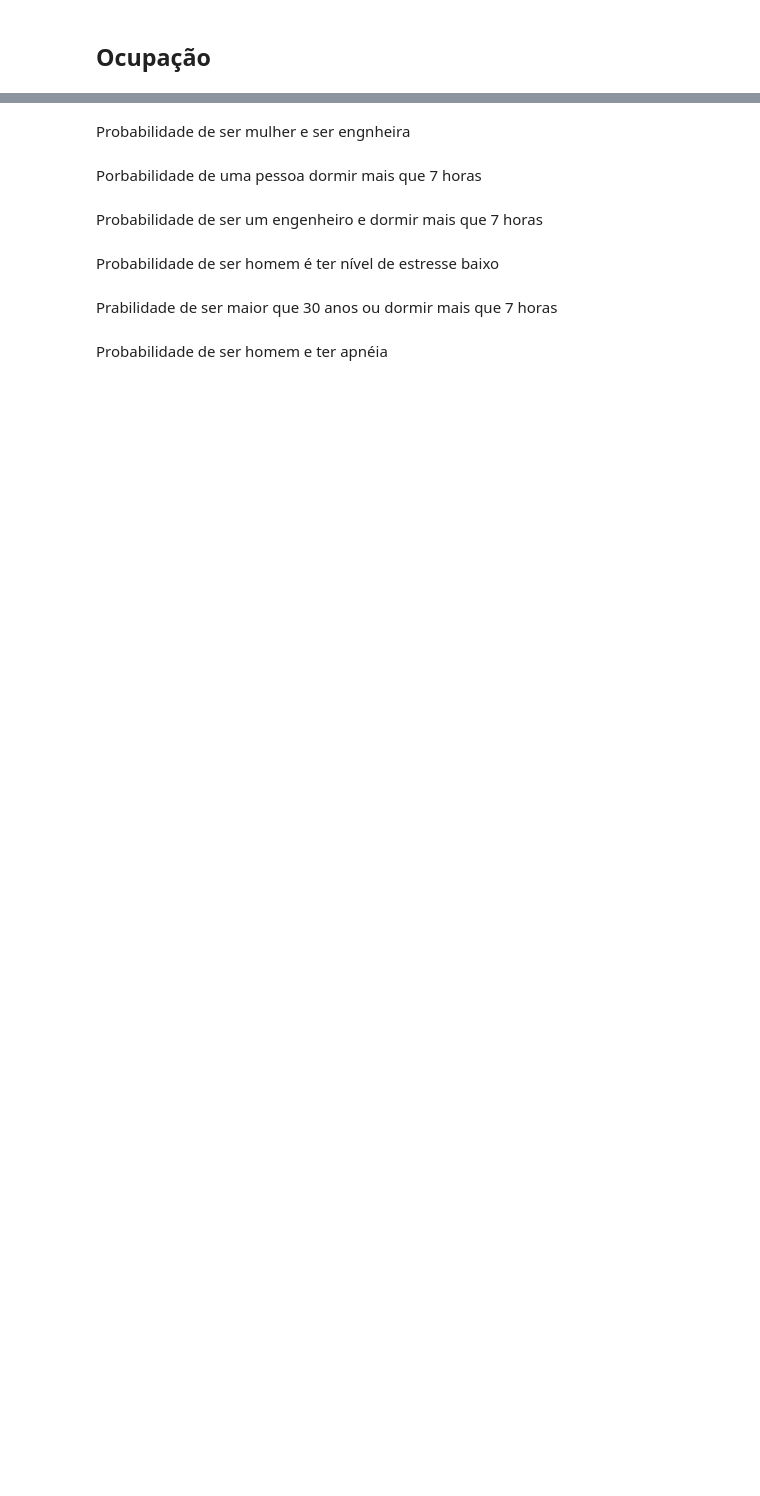
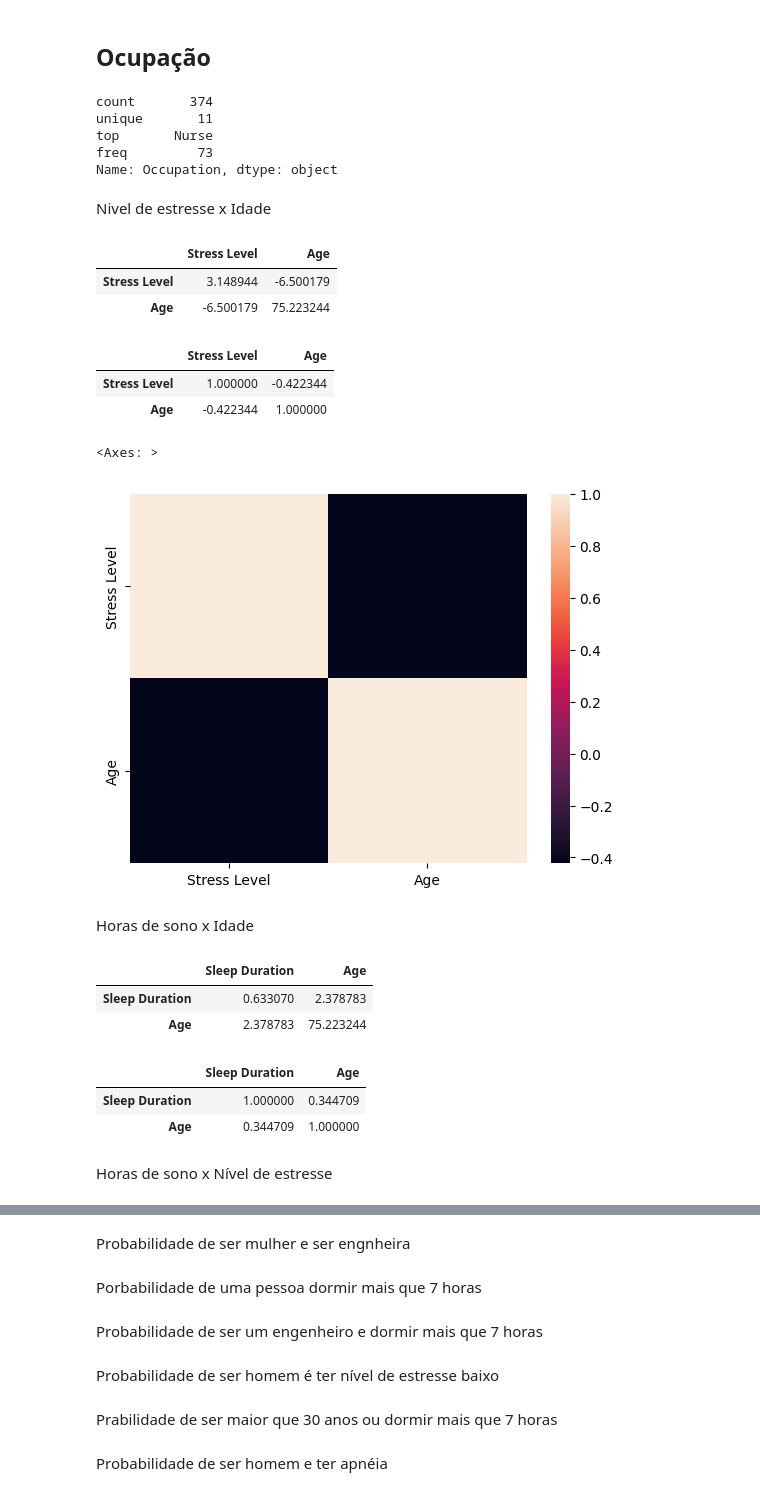
Before and after one commit to carolinarutililima/Projeto_Final_Estatistica, a Jupyter notebook: code.ipynb, the cells around one changed output, grey strips where cells are left out. Drawn from its saved outputs; the diff is of its cells as text; code cells hidden in the pictures; blank space fills up the shorter version.

```diff
--- a/code.ipynb
+++ b/code.ipynb
@@ -44,2 +119,46 @@ Desvio Padrão populacional: 0.7945923066929989
 # %% [markdown]
 ## Ocupação
+# %%
+df['Occupation'].describe()
+# %% [output]
+count       374
+unique       11
+top       Nurse
+freq         73
+Name: Occupation, dtype: object
+# %% [markdown]
+Nivel de estresse x Idade
+# %%
+df[['Stress Level', 'Age']].cov()
+# %% [output]
+|  | Stress Level | Age |
+| Stress Level | 3.148944 | -6.500179 |
+| Age | -6.500179 | 75.223244 |
+# %%
+df[['Stress Level', 'Age']].corr(method='pearson')
+# %% [output]
+|  | Stress Level | Age |
+| Stress Level | 1.000000 | -0.422344 |
+| Age | -0.422344 | 1.000000 |
+# %%
+# Multicoliniaridade: 0.7
+sns.heatmap(df[['Stress Level', 'Age']].corr())
+# %% [output]
+<Axes: >
+[figure, added]
+# %% [markdown]
+Horas de sono x Idade
+# %%
+df[['Sleep Duration', 'Age']].cov()
+# %% [output]
+|  | Sleep Duration | Age |
+| Sleep Duration | 0.633070 | 2.378783 |
+| Age | 2.378783 | 75.223244 |
+# %%
+df[['Sleep Duration', 'Age']].corr(method='pearson')
+# %% [output]
+|  | Sleep Duration | Age |
+| Sleep Duration | 1.000000 | 0.344709 |
+| Age | 0.344709 | 1.000000 |
+# %% [markdown]
+Horas de sono x Nível de estresse
```
Also changed, not shown: parts of 19 cells of this notebook.
